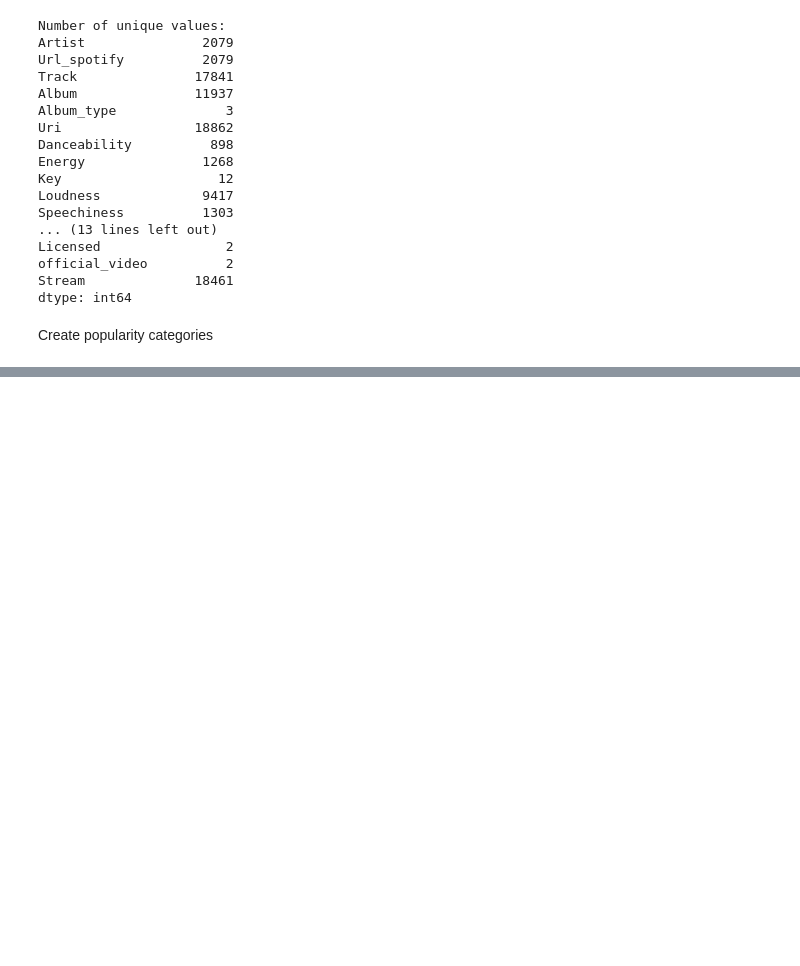
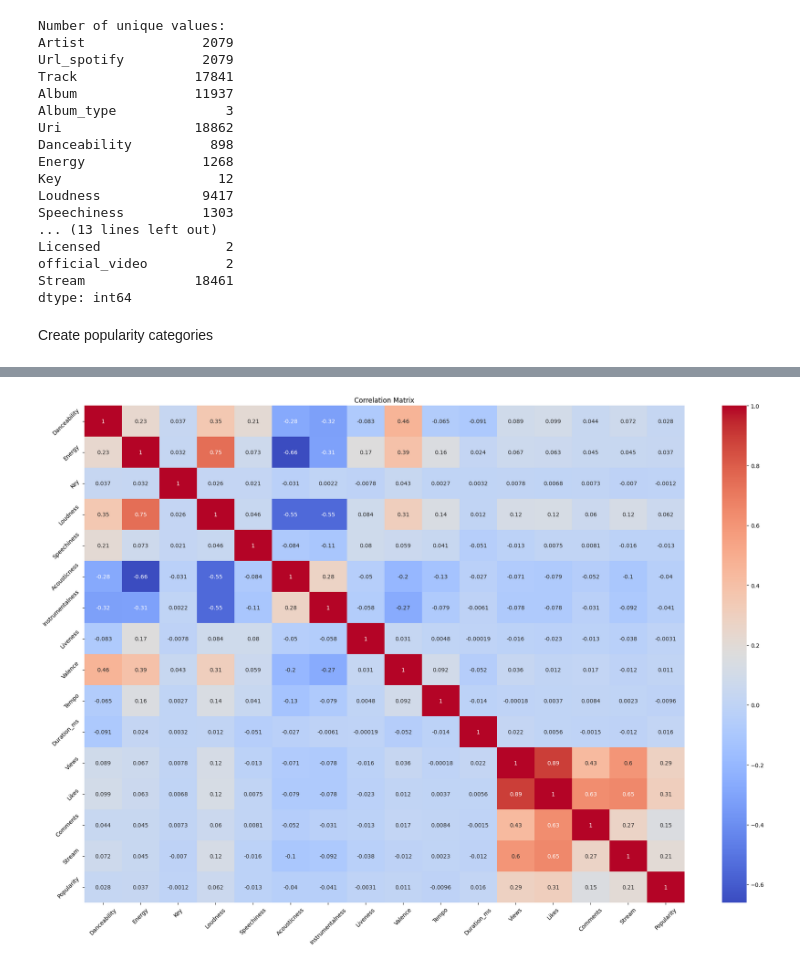
Before and after one commit to OmarChafik42/MLSound, a Jupyter notebook: basic_analysis.ipynb, the cells around one changed output, grey strips where cells are left out. Drawn from its saved outputs; the diff is of its cells as text; code cells hidden in the pictures; blank space fills up the shorter version.

```diff
--- a/basic_analysis.ipynb
+++ b/basic_analysis.ipynb
@@ -119,0 +162,15 @@ print(df['Popularity'].value_counts())
+# %%
+# encode popularity column
+from sklearn.preprocessing import LabelEncoder
+
+le = LabelEncoder()
+df['Popularity'] = le.fit_transform(df['Popularity'])
+
+# drop categorical columns
+df = df.drop(['Artist', 'Track', 'Album', 'Url_spotify', 'Uri', 'Description', 'Channel', 'Title', 'Url_youtube'], axis=1)
+
+# drop popularity score column
+df = df.drop(['Popularity Score'], axis=1)
+
+# display the first 5 rows
+print(df.head())
@@ -120,3 +195,21 @@ print(df['Popularity'].value_counts())
+# %%
+# Create a correlation matrix and heatmap
+
+import matplotlib.pyplot as plt
+import seaborn as sns
+
+corr = df.corr()
+
+# Rescale the plot, and add title and axis ticks
+
+plt.figure(figsize=(24, 16))
+sns.heatmap(corr, annot=True, cmap='coolwarm')
+plt.title('Correlation Matrix')
+plt.xticks(rotation=45)
+plt.yticks(rotation=45)
+plt.show()
+# %% [output]
+[figure, added]
 # %%
 # Download the dataframe as a csv file
 df.to_csv('datasets/Spotify_YoutubeClean.csv')
```
Also changed, not shown: parts of 4 cells of this notebook, 10 other files.
